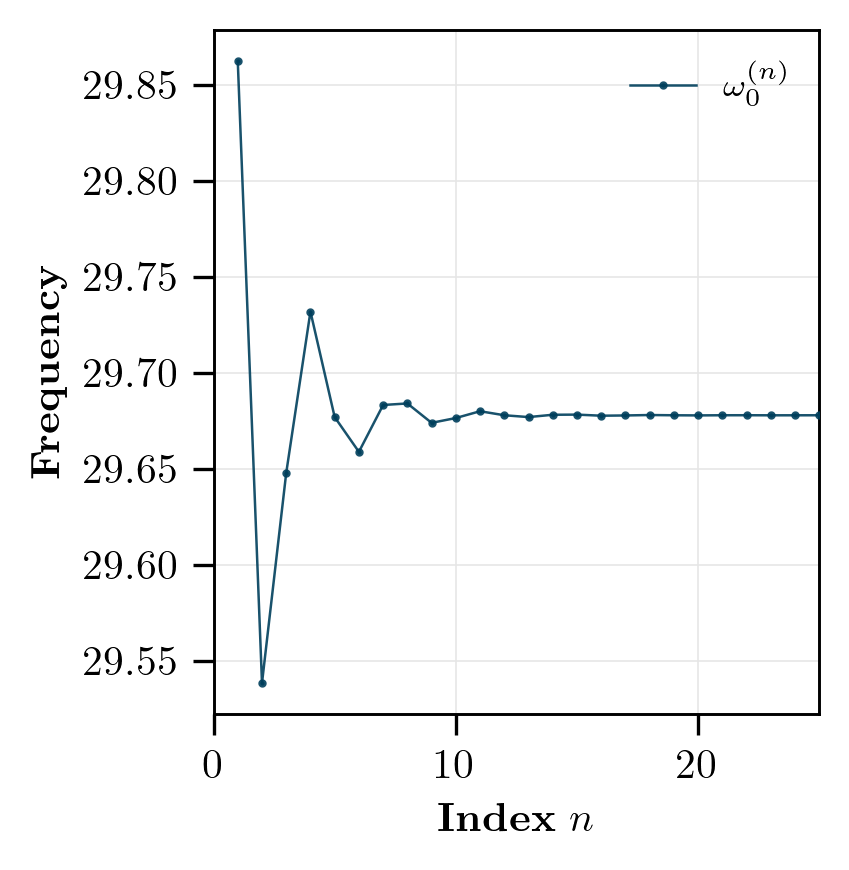
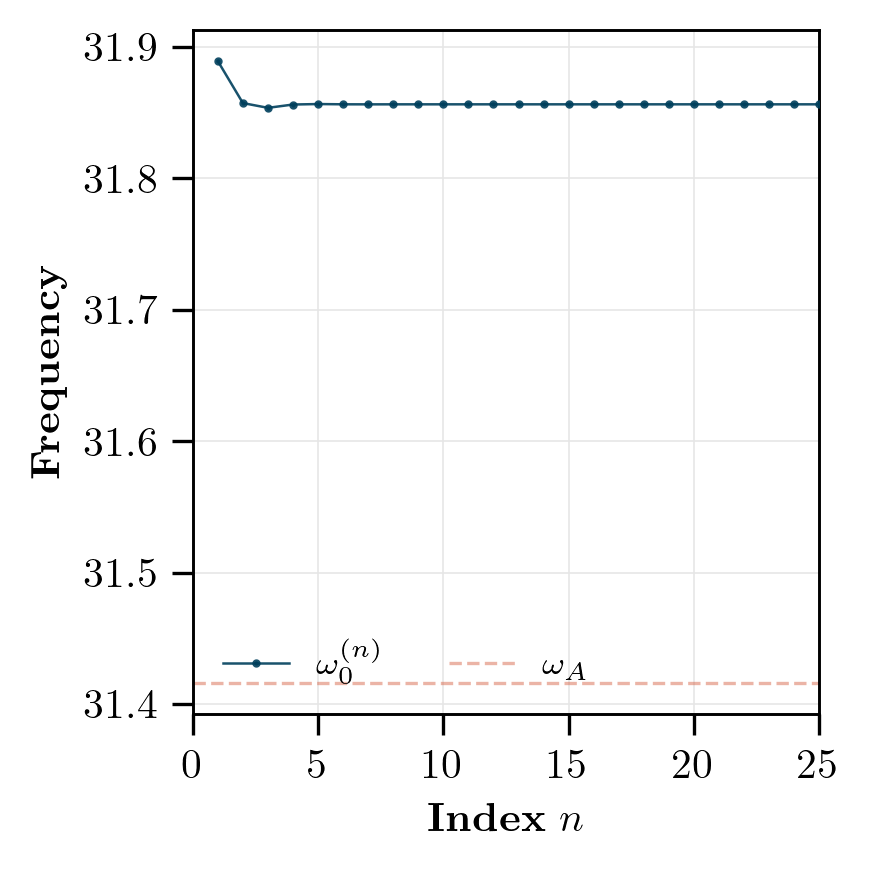
Code edit (unified diff) that turned the first committed figure into the second:
--- before
+++ after
@@ -11,5 +11,5 @@
 
 #Physical parameter
-#ax.hlines(omega_A, 0, 100*pi,color=color_physical_freq, alpha=0.5, linewidth=0.8, linestyle='--', label = r'$\omega_A$')
+ax.hlines(omega_A, 0, 100*pi,color=color_physical_freq, alpha=0.5, linewidth=0.8, linestyle='--', label = r'$\omega_A$')
 
 #legend outside the plot

Commit: backup before modifying rk scheme